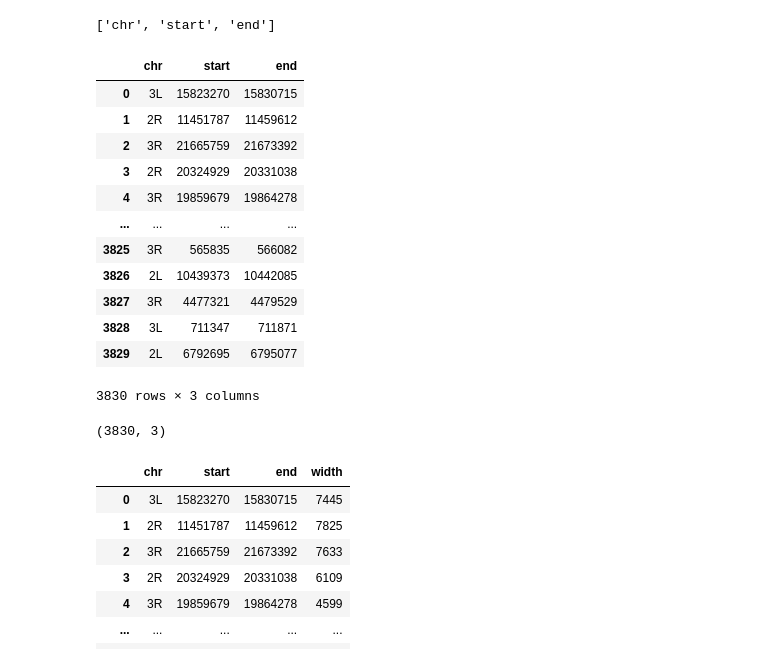
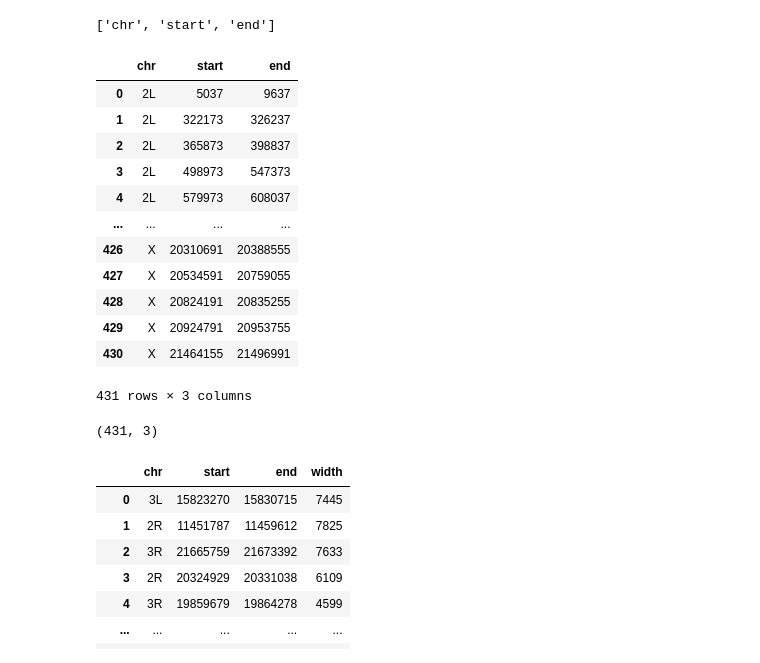
Before and after one commit to GiannaTricola/qbb2020-answers, a Jupyter notebook: day1-morning/02_bed_features.ipynb, the cells around one changed output. Drawn from its saved outputs; the diff is of its cells as text; code cells hidden in the pictures.

```diff
--- a/day1-morning/02_bed_features.ipynb
+++ b/day1-morning/02_bed_features.ipynb
@@ -4,30 +5,39 @@ import matplotlib.pyplot as plt
-# %%
-bed_columns = [ "chr", "start", "end"]
-bed_columns
-# %% [output]
-['chr', 'start', 'end']
+# %%
+bed_columns1 = [ "chr", "start", "end"]
+bed_columns1
+bed_columns2 = ["chr", "start", "end"]
+bed_columns2
+bed_columns3 = ["chr", "start", "end"]
+bed_columns3
+# %% [output]
+['chr', 'start', 'end']
 # %%
-df_k4 = pd.read_table( "../../qbb2020/data/K4me3.bed", names = bed_columns)
-
+df_k4 = pd.read_table( "../../qbb2020/data/K4me3.bed", names = bed_columns1)
+df_k9 = pd.read_table("../../qbb2020/data/K9me3.bed", names = bed_columns2)
+df_k27 = pd.read_table("../../qbb2020/data/K27me3.bed", names = bed_columns3)
 df_k4
+df_k9
+df_k27
 # %% [output]
 |  | chr | start | end |
-| 0 | 3L | 15823270 | 15830715 |
-| 1 | 2R | 11451787 | 11459612 |
-| 2 | 3R | 21665759 | 21673392 |
-| 3 | 2R | 20324929 | 20331038 |
-| 4 | 3R | 19859679 | 19864278 |
+| 0 | 2L | 5037 | 9637 |
+| 1 | 2L | 322173 | 326237 |
+| 2 | 2L | 365873 | 398837 |
+| 3 | 2L | 498973 | 547373 |
+| 4 | 2L | 579973 | 608037 |
 | ... | ... | ... | ... |
-| 3825 | 3R | 565835 | 566082 |
-| 3826 | 2L | 10439373 | 10442085 |
-| 3827 | 3R | 4477321 | 4479529 |
-| 3828 | 3L | 711347 | 711871 |
-| 3829 | 2L | 6792695 | 6795077 |
+| 426 | X | 20310691 | 20388555 |
+| 427 | X | 20534591 | 20759055 |
+| 428 | X | 20824191 | 20835255 |
+| 429 | X | 20924791 | 20953755 |
+| 430 | X | 21464155 | 21496991 |
-3830 rows × 3 columns
+431 rows × 3 columns
 # %%
 df_k4.shape
+df_k9.shape
+df_k27.shape
 # %% [output]
-(3830, 3)
+(431, 3)
 # %%
 df_k4.loc[:,"width"] = df_k4.loc[:, "end"] - df_k4.loc[:, "start"]
 df_k4
```
Also changed, not shown: parts of 30 cells of this notebook.
